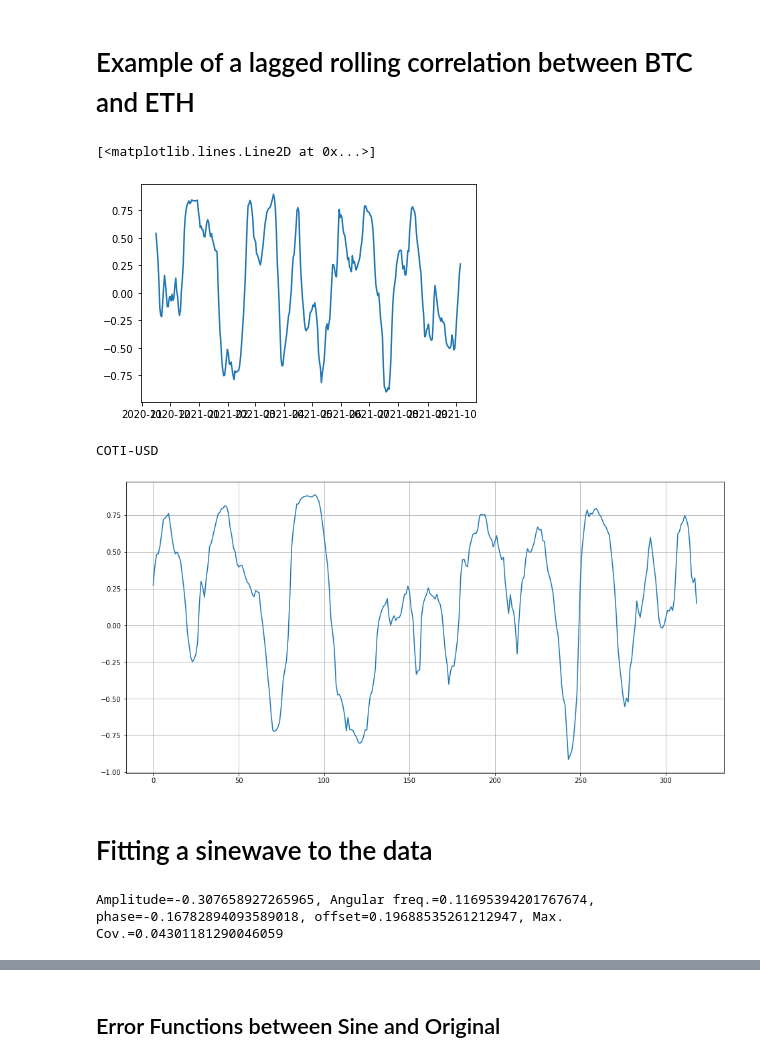
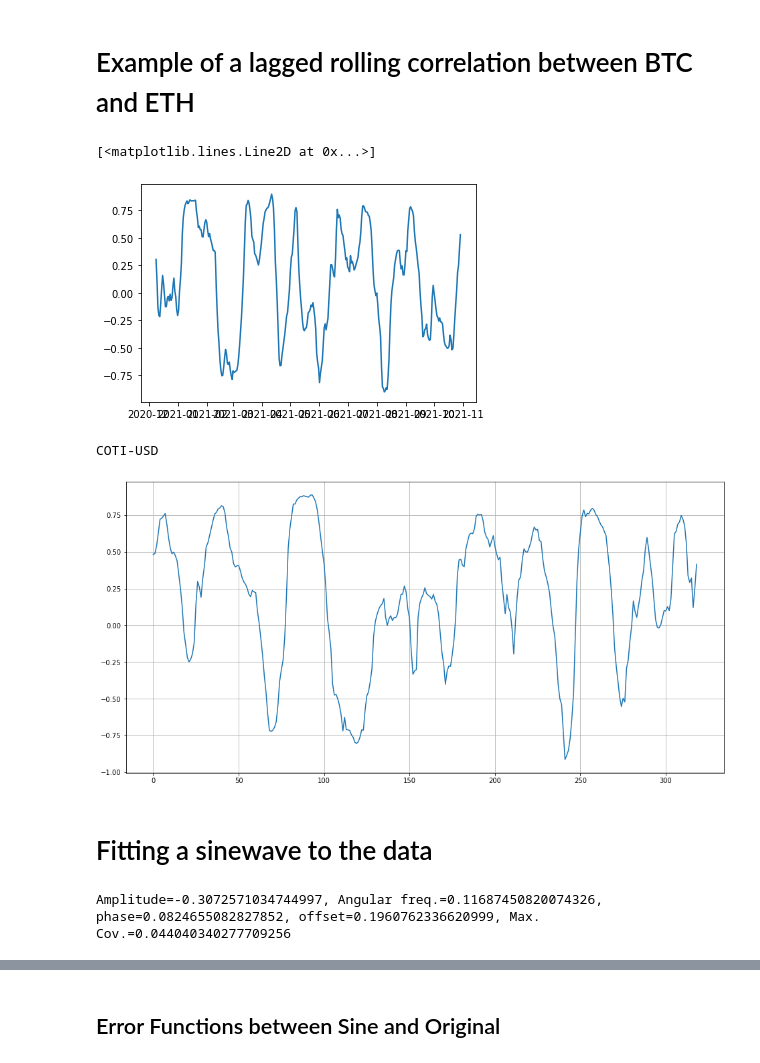
Before and after one commit to surajtirupati/TradingAlgorithms, a Jupyter notebook: crypto/Rolling&Lagged Correlation Analysis.ipynb, the cells around one changed output, grey strips where cells are left out. Cells and saved outputs as stored; diff of their text form; code cells hidden in the pictures.

```diff
--- a/crypto/Rolling&Lagged Correlation Analysis.ipynb
+++ b/crypto/Rolling&Lagged Correlation Analysis.ipynb
@@ -41,7 +42,7 @@ def lag_roll_corr(series1, series2, lag):
     - lagged rolling correlation with series 1 current day values correlated with series 2 future lagged values
     """
     pair = pd.concat([series1, series2], axis=1)
-    pair.iloc[:, 1] = pair.iloc[:, 1].shift(-lag)
+    pair.iloc[:, 0] = pair.iloc[:, 0].shift(lag)
     lagged_rcorr = pair.iloc[:, 0].rolling(lag).corr(pair.iloc[:, 1])
     lagged_rcorr = lagged_rcorr.dropna()
     return lagged_rcorr
@@ -63,34 +64,34 @@ def lag_roll_kendall(series1, series2, lag):
     return pd.DataFrame(ken_values).set_index(series1.index[lag-1:len(btc)-lag])
 
 def lag_roll_spearman(series1, series2, lag):
     """
     Inputs:
     - series1: series 1 who's current day values have their rolling kendall tau taken with series2's future lagged values - the hypothethical independent variable
     - series2: the series which has it's future values correlated with series1's past values - the hypothetical dependent variable
     Outputs:
     - lagged rolling correlation with series 1 current day values rank correlated (spearman r) with series 2 future lagged values
     """
     ken_values = []
     series2 = series2.shift(-lag).dropna()
 
     for i in range(0, len(series2)-lag+1):
         ken_values.append(spearmanr(series1[0+i:lag+i], series2[0+i:lag+i])[0])
 
     return pd.DataFrame(ken_values).set_index(series1.index[lag-1:len(btc)-lag])
 
 
 # example of how to run the functions
 lag = 21
 btc = df_close.iloc[:, 0]
 eth = df_close.iloc[:, 1]
 lag_rollktau = lag_roll_kendall(btc, eth, lag)
 lag_roll_spearr = lag_roll_spearman(btc, eth, lag)
 lag_roll_pears = lag_roll_corr(btc, eth, lag)
 
 plt.plot(lag_roll_pears)
 # %% [output]
 [<matplotlib.lines.Line2D at 0x...>]
-[figure, old version]
+[figure, new version]
 # %%
 lag = 24
 btc = df_close.iloc[:, 0]
@@ -106,7 +107,7 @@ plt.grid()
 plt.show()
 # %% [output]
 COTI-USD
-[figure, old version]
+[figure, new version]
 # %% [markdown]
 # Fitting a sinewave to the data
 # %%
@@ -132,7 +133,7 @@ tt = np.arange(0, len(lag_roll_pears), 1)
 res = fit_sin(tt, lag_roll_pears)
 print( "Amplitude=%(amp)s, Angular freq.=%(omega)s, phase=%(phase)s, offset=%(offset)s, Max. Cov.=%(maxcov)s" % res )
 # %% [output]
-Amplitude=-0.307658927265965, Angular freq.=0.11695394201767674, phase=-0.16782894093589018, offset=0.19688535261212947, Max. Cov.=0.04301181290046059
+Amplitude=-0.3072571034744997, Angular freq.=0.11687450820074326, phase=0.0824655082827852, offset=0.1960762336620999, Max. Cov.=0.044040340277709256
 # %%
 plt.figure(figsize=(16,8))
 plt.plot(tt, lag_roll_pears, "-k", label="y", linewidth=2)
```
Also changed, not shown: parts of 28 cells of this notebook.
